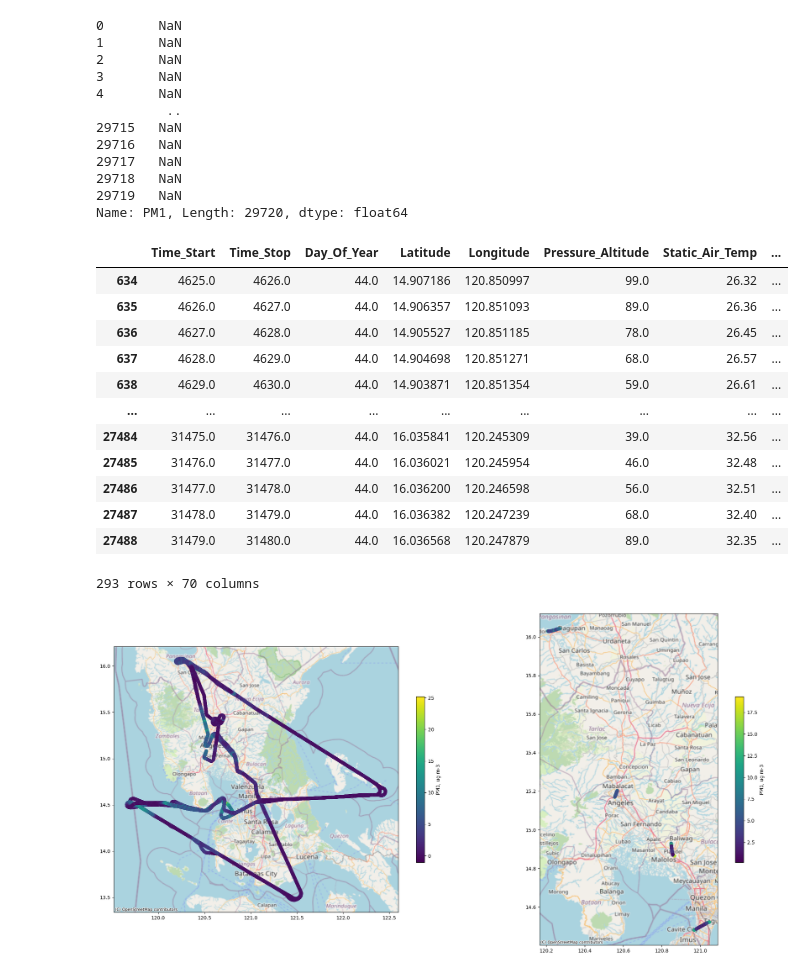
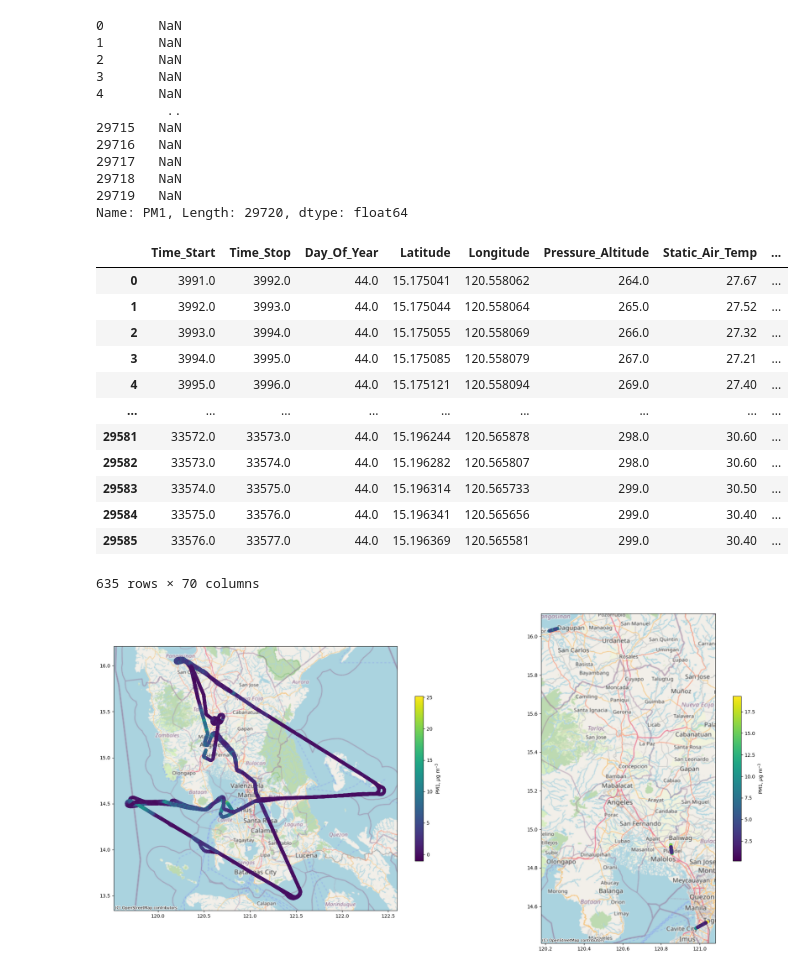
Before and after one commit to ktravis213/AirborneDataTools, a Jupyter notebook: AirborneDataTutorial.ipynb, the cells around one changed output. Saved outputs shown, nothing was run; the diff lists cells and outputs as text; code cells hidden in the pictures.

```diff
--- a/AirborneDataTutorial.ipynb
+++ b/AirborneDataTutorial.ipynb
@@ -96,25 +97,25 @@ Name: PM1, Length: 29720, dtype: float64
 # %%
 # Convert DataFrame to GeoDataFrame
 aircraft_gdf = gpd.GeoDataFrame(aircraft, geometry=gpd.points_from_xy(aircraft['Longitude'], aircraft['Latitude']))
 # Set the coordinate reference system (CRS) to WGS84 (lat/lon)
 aircraft_gdf.crs = 'EPSG:4326'
 # For plotting low-level data
-subset = aircraft_gdf[aircraft_gdf['Pressure_Altitude'] < 100]
+subset = aircraft_gdf[aircraft_gdf['Pressure_Altitude'] < 300]
 subset
 # %% [output]
 |  | Time_Start | Time_Stop | Day_Of_Year | Latitude | Longitude | Pressure_Altitude | Static_Air_Temp | ... |
-| 634 | 4625.0 | 4626.0 | 44.0 | 14.907186 | 120.850997 | 99.0 | 26.32 | ... |
-| 635 | 4626.0 | 4627.0 | 44.0 | 14.906357 | 120.851093 | 89.0 | 26.36 | ... |
-| 636 | 4627.0 | 4628.0 | 44.0 | 14.905527 | 120.851185 | 78.0 | 26.45 | ... |
-| 637 | 4628.0 | 4629.0 | 44.0 | 14.904698 | 120.851271 | 68.0 | 26.57 | ... |
-| 638 | 4629.0 | 4630.0 | 44.0 | 14.903871 | 120.851354 | 59.0 | 26.61 | ... |
+| 0 | 3991.0 | 3992.0 | 44.0 | 15.175041 | 120.558062 | 264.0 | 27.67 | ... |
+| 1 | 3992.0 | 3993.0 | 44.0 | 15.175044 | 120.558064 | 265.0 | 27.52 | ... |
+| 2 | 3993.0 | 3994.0 | 44.0 | 15.175055 | 120.558069 | 266.0 | 27.32 | ... |
+| 3 | 3994.0 | 3995.0 | 44.0 | 15.175085 | 120.558079 | 267.0 | 27.21 | ... |
+| 4 | 3995.0 | 3996.0 | 44.0 | 15.175121 | 120.558094 | 269.0 | 27.40 | ... |
 | ... | ... | ... | ... | ... | ... | ... | ... | ... |
-| 27484 | 31475.0 | 31476.0 | 44.0 | 16.035841 | 120.245309 | 39.0 | 32.56 | ... |
-| 27485 | 31476.0 | 31477.0 | 44.0 | 16.036021 | 120.245954 | 46.0 | 32.48 | ... |
-| 27486 | 31477.0 | 31478.0 | 44.0 | 16.036200 | 120.246598 | 56.0 | 32.51 | ... |
-| 27487 | 31478.0 | 31479.0 | 44.0 | 16.036382 | 120.247239 | 68.0 | 32.40 | ... |
-| 27488 | 31479.0 | 31480.0 | 44.0 | 16.036568 | 120.247879 | 89.0 | 32.35 | ... |
+| 29581 | 33572.0 | 33573.0 | 44.0 | 15.196244 | 120.565878 | 298.0 | 30.60 | ... |
+| 29582 | 33573.0 | 33574.0 | 44.0 | 15.196282 | 120.565807 | 298.0 | 30.60 | ... |
+| 29583 | 33574.0 | 33575.0 | 44.0 | 15.196314 | 120.565733 | 299.0 | 30.50 | ... |
+| 29584 | 33575.0 | 33576.0 | 44.0 | 15.196341 | 120.565656 | 299.0 | 30.40 | ... |
+| 29585 | 33576.0 | 33577.0 | 44.0 | 15.196369 | 120.565581 | 299.0 | 30.40 | ... |
-293 rows × 70 columns
+635 rows × 70 columns
 # %%
 # Set a colormap for the data
 cmap = plt.get_cmap('viridis')
```
Also changed, not shown: parts of 6 cells of this notebook.
